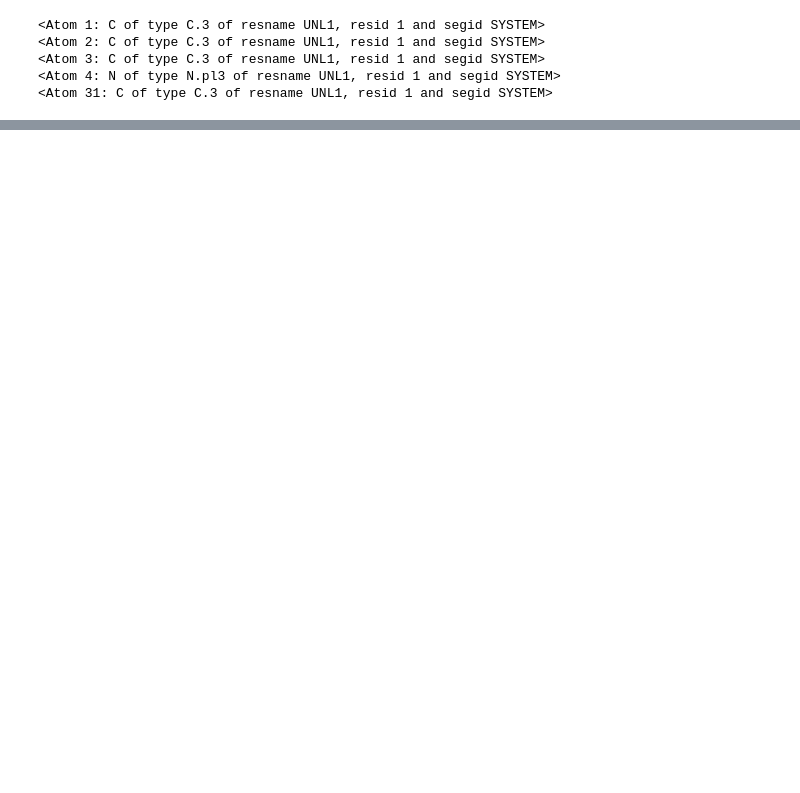
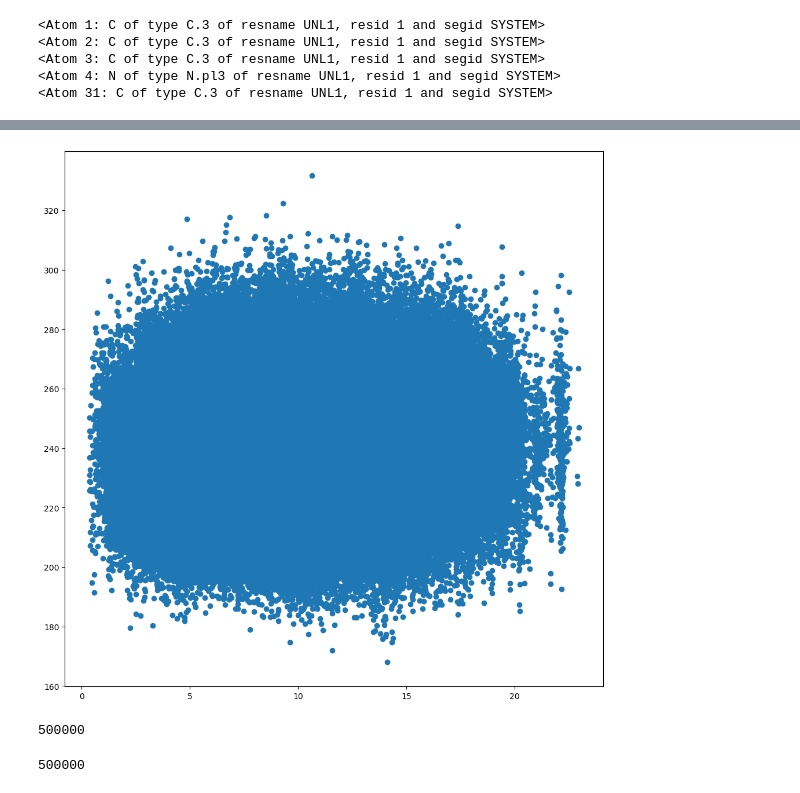
Before and after one commit to rramji/qd-crosslink, a Jupyter notebook: ligand_md.ipynb, the cells around one changed output, grey strips where cells are left out. Saved outputs shown, nothing was run; the diff lists cells and outputs as text; code cells hidden in the pictures; blank space fills up the shorter version.

```diff
--- a/ligand_md.ipynb
+++ b/ligand_md.ipynb
@@ -95,0 +100,14 @@ plt.show()
+# %%
+plt.figure(figsize=(12,12))
+plt.scatter(fiver_mass_distance[2000:], thermo[4]['PotEng'][2:])
+plt.show()
+# %% [output]
+[figure, added]
+# %%
+len(thermo[4]['PotEng'][2:])
+# %% [output]
+500000
+# %%
+len(fiver_mass_distance[2000:])
+# %% [output]
+500000
```
Also changed, not shown: parts of 7 cells of this notebook.
